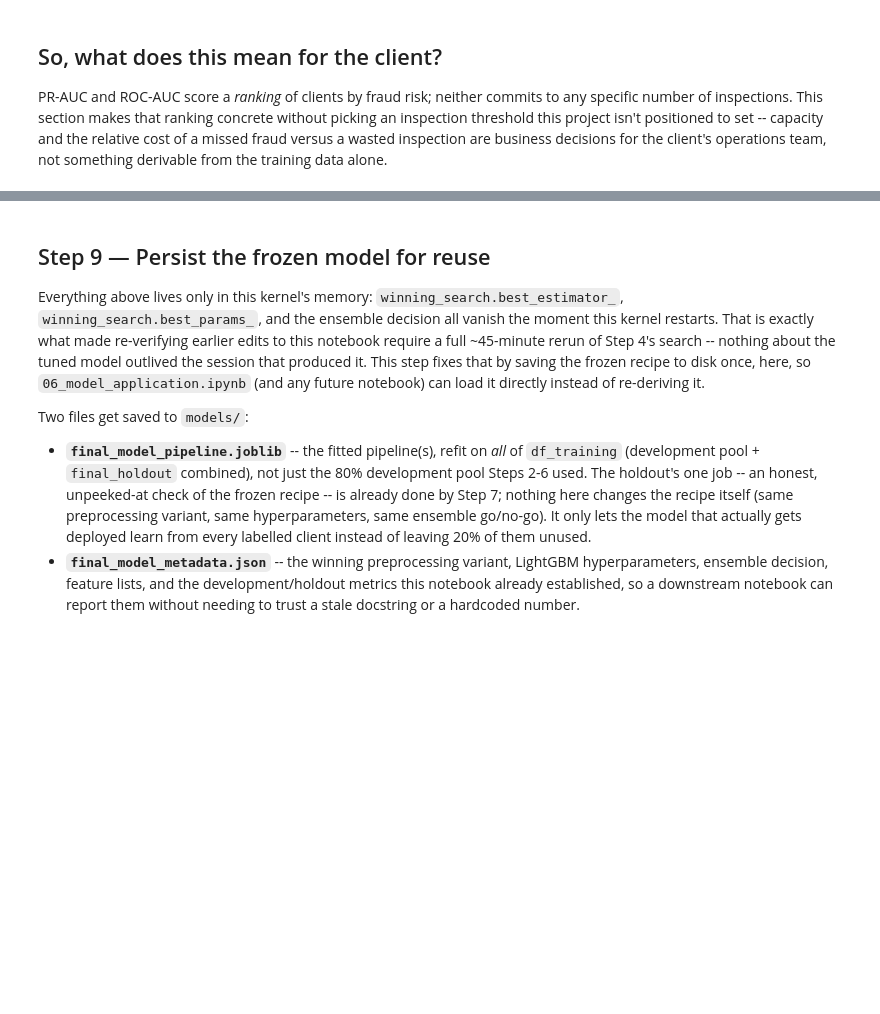
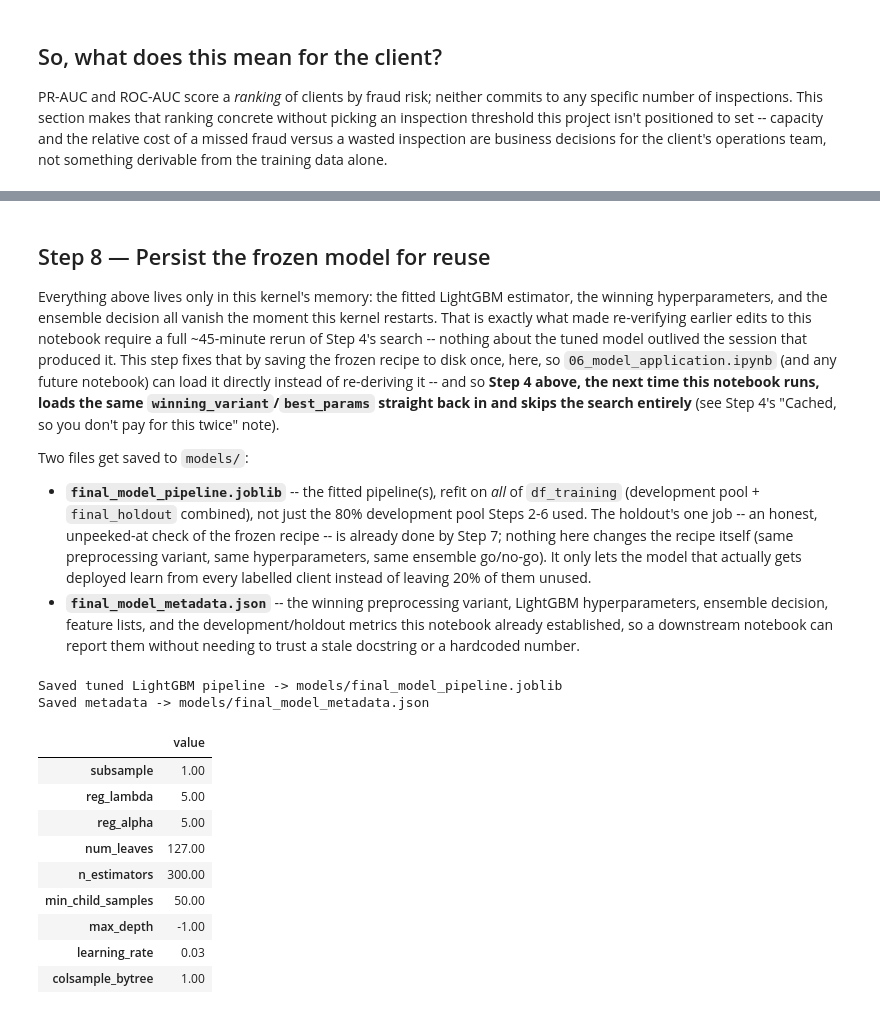
Before and after one commit to roy-nfisch/ds-fraud-in-electricity-and-gas, a Jupyter notebook: 05_final_model.ipynb, the cells around one changed output, grey strips where cells are left out. Cells and saved outputs as stored; diff of their text form; code cells hidden in the pictures; blank space fills up the shorter version.

```diff
--- a/05_final_model.ipynb
+++ b/05_final_model.ipynb
@@ -28,12 +31,15 @@ untouched split, and formally records the leakage-features decision `01_eda.ipyn
 # %%
 from pathlib import Path
 
+import json
 import matplotlib.pyplot as plt
 import numpy as np
 import pandas as pd
 from IPython.display import display
+from joblib import dump
 from lightgbm import LGBMClassifier
 from sklearn import set_config
+from sklearn.base import clone
 from sklearn.compose import ColumnTransformer
 from sklearn.ensemble import RandomForestClassifier
 from sklearn.impute import SimpleImputer
@@ -49,11 +55,13 @@ set_config(transform_output="pandas")
 DATA_DIR = Path("data")
 PROCESSED_DIR = DATA_DIR / "processed"
 TRAINING_FEATURES_PATH = PROCESSED_DIR / "df_training.csv"
+MODELS_DIR = Path("models")
+FINAL_MODEL_PATH = MODELS_DIR / "final_model_pipeline.joblib"
+FINAL_METADATA_PATH = MODELS_DIR / "final_model_metadata.json"
 
 RSEED = 42
 N_SPLITS = 5
 FINAL_HOLDOUT_SIZE = 0.20
-TOP_K_SHARE = 0.10
 # %% [markdown]
 ## Step 1 — Create the final-model holdout from df_training.csv
 
@@ -363,9 +458,10 @@ y_test_values = y_test.to_numpy()
 
 test_features_for_lightgbm = X_test_onehot if winning_variant == "one-hot" else X_test_native
 
-# winning_search.best_estimator_ was already refit on all of (X, y) during the Step 4 search --
-# that IS "fit on all of the development pool," no extra fit needed for the LightGBM half.
-test_proba_lightgbm = winning_search.best_estimator_.predict_proba(test_features_for_lightgbm)[:, 1]
+# final_model_fitted_dev (Step 4) is the frozen recipe already fit on all of development_data --
+# built explicitly there (rather than relying on RandomizedSearchCV's refit=True estimator) so it
+# exists whether Step 4 ran a fresh search or loaded a cached choice from disk.
+test_proba_lightgbm = final_model_fitted_dev.predict_proba(test_features_for_lightgbm)[:, 1]
 
 if adopt_ensemble:
     rf_pipeline = Pipeline([
@@ -385,7 +481,3 @@ print(f"FINAL, ONE-TIME HOLDOUT RESULT ({final_model_name}):")
 print(f"  PR-AUC:              {holdout_pr_auc:.4f}")
 print(f"  ROC-AUC:             {holdout_roc_auc:.4f}")
 print(f"\n(Development-pool CV PR-AUC for comparison: {final_dev_pr_auc:.4f})")
-
-k_holdout = int(np.ceil(TOP_K_SHARE * len(y_test_values)))
-holdout_threshold = np.sort(test_proba_final)[::-1][k_holdout - 1]
-holdout_flagged = test_proba_final >= holdout_threshold
@@ -586,13 +717,14 @@ print(
 # %% [markdown]
-## Step 9 — Persist the frozen model for reuse
+## Step 8 — Persist the frozen model for reuse
 
-Everything above lives only in this kernel's memory: `winning_search.best_estimator_`,
-`winning_search.best_params_`, and the ensemble decision all vanish the moment this kernel
-restarts. That is exactly what made re-verifying earlier edits to this notebook require a full
-~45-minute rerun of Step 4's search -- nothing about the tuned model outlived the session that
-produced it. This step fixes that by saving the frozen recipe to disk once, here, so
-`06_model_application.ipynb` (and any future notebook) can load it directly instead of
-re-deriving it.
+Everything above lives only in this kernel's memory: the fitted LightGBM estimator, the winning
+hyperparameters, and the ensemble decision all vanish the moment this kernel restarts. That is
+exactly what made re-verifying earlier edits to this notebook require a full ~45-minute rerun of
+Step 4's search -- nothing about the tuned model outlived the session that produced it. This step
+fixes that by saving the frozen recipe to disk once, here, so `06_model_application.ipynb` (and
+any future notebook) can load it directly instead of re-deriving it -- and so **Step 4 above, the
+next time this notebook runs, loads the same `winning_variant`/`best_params` straight back in and
+skips the search entirely** (see Step 4's "Cached, so you don't pay for this twice" note).
 
 Two files get saved to `models/`:
 
@@ -607,30 +739,22 @@ Two files get saved to `models/`:
   notebook already established, so a downstream notebook can report them without needing to
   trust a stale docstring or a hardcoded number.
 # %%
-import json
-from joblib import dump
-from sklearn.base import clone
-
-MODELS_DIR = Path("models")
 MODELS_DIR.mkdir(exist_ok=True)
 
 # Refit the frozen recipe on every labelled client, not just the 80% development pool -- Step 7
 # already spent the holdout's one job (an honest, unpeeked-at check of this exact recipe). This
 # only gives the model that actually gets deployed more data to learn from. Nothing is re-tuned:
-# same preprocessing variant, same hyperparameters, same ensemble go/no-go as Step 6 froze.
-# clone() avoids mutating the ColumnTransformer objects Steps 3/4/7 already fit.
+# clone(final_model_pipeline) (Step 4) carries over the exact same preprocessing variant and
+# hyperparameters, and -- being a clone of the never-fitted template -- has no fitted state to
+# leak in from anywhere. Using the same clone(...) pattern Step 4's OOF check already uses is
+# also what makes this "the final model pipeline" and not a fourth, independently-typed copy of it.
 X_full = df_training[model_features].copy()
 if winning_variant == "native categorical":
     for col in categorical_features:
         X_full[col] = X_full[col].astype("category")
 y_full = df_training["target"]
 
-deployment_lightgbm = Pipeline([
-    ("preprocess", clone(winning_preprocessor)),
-    ("model", LGBMClassifier(
-        class_weight="balanced", random_state=RSEED, n_jobs=-1, verbosity=-1, **best_params
-    )),
-])
+deployment_lightgbm = clone(final_model_pipeline)
 deployment_lightgbm.fit(X_full, y_full)
 deployment_artifacts = {"lightgbm": deployment_lightgbm}
 
@@ -642,37 +766,49 @@ if adopt_ensemble:
     deployment_rf.fit(df_training[model_features], y_full)
     deployment_artifacts["random_forest"] = deployment_rf
 
-dump(deployment_artifacts, MODELS_DIR / "final_model_pipeline.joblib")
+dump(deployment_artifacts, FINAL_MODEL_PATH)
 
 final_model_metadata = {
     "final_model_name": final_model_name,
     "winning_variant": winning_variant,
     "best_params": best_params,
     "adopt_ensemble": bool(adopt_ensemble),
     "numeric_features": numeric_features,
     "categorical_features": categorical_features,
     "model_features": model_features,
-    "top_k_share": TOP_K_SHARE,
     "random_state": RSEED,
     "development_cv_pr_auc": float(final_dev_pr_auc),
     "holdout_pr_auc": float(holdout_pr_auc),
     "holdout_roc_auc": float(holdout_roc_auc),
     "holdout_base_rate": float(holdout_base_rate),
     "note": (
         "final_model_pipeline.joblib is refit on ALL labelled clients (development_data + "
         "final_holdout combined, via df_training) using this frozen recipe -- it is not the "
         "exact estimator Step 7 scored on the holdout (that one only ever saw the 80% "
         "development pool). holdout_pr_auc/holdout_roc_auc above are Step 7's one-time, honest "
         "evaluation of this recipe, and remain the best available estimate of how this "
         "deployment refit will perform on genuinely new clients."
     ),
 }
-with open(MODELS_DIR / "final_model_metadata.json", "w") as f:
+with open(FINAL_METADATA_PATH, "w") as f:
     json.dump(final_model_metadata, f, indent=2)
 
 print(
     f"Saved {'ensemble of ' + ', '.join(deployment_artifacts) if adopt_ensemble else 'tuned LightGBM'} "
-    f"pipeline -> {MODELS_DIR / 'final_model_pipeline.joblib'}"
+    f"pipeline -> {FINAL_MODEL_PATH}"
 )
-print(f"Saved metadata -> {MODELS_DIR / 'final_model_metadata.json'}")
+print(f"Saved metadata -> {FINAL_METADATA_PATH}")
 display(pd.Series(final_model_metadata["best_params"]).rename("value").to_frame())
+# %% [output]
+Saved tuned LightGBM pipeline -> models/final_model_pipeline.joblib
+Saved metadata -> models/final_model_metadata.json
+|  | value |
+| subsample | 1.00 |
+| reg_lambda | 5.00 |
+| reg_alpha | 5.00 |
+| num_leaves | 127.00 |
+| n_estimators | 300.00 |
+| min_child_samples | 50.00 |
+| max_depth | -1.00 |
+| learning_rate | 0.03 |
+| colsample_bytree | 1.00 |
```
Also changed, not shown: parts of 19 cells of this notebook, 2 other files.
